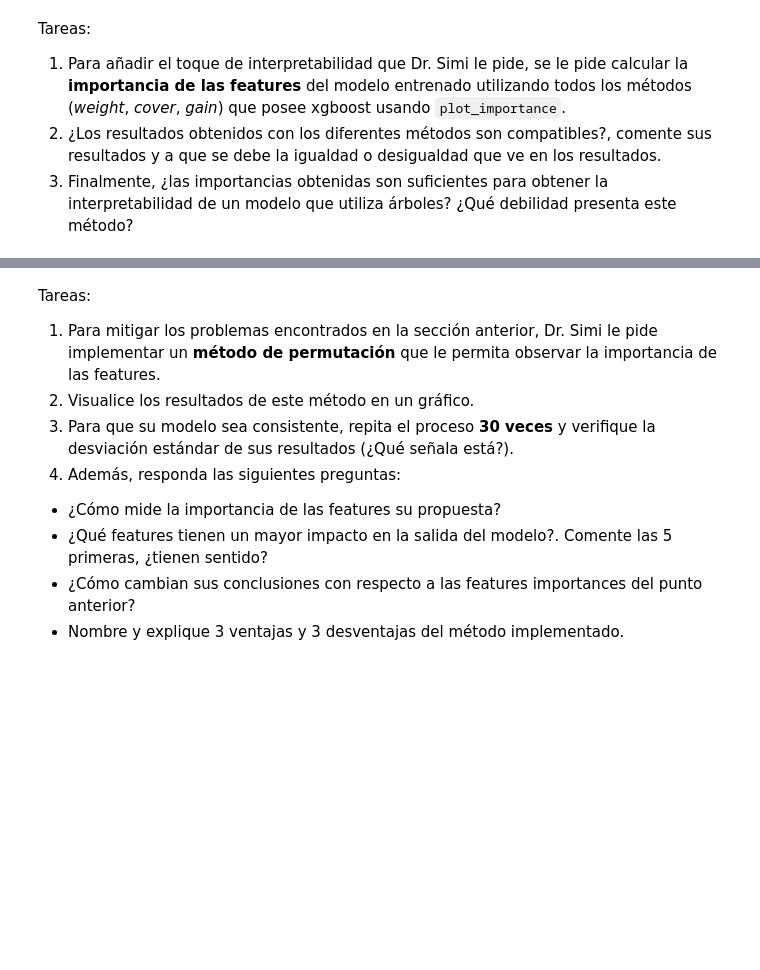
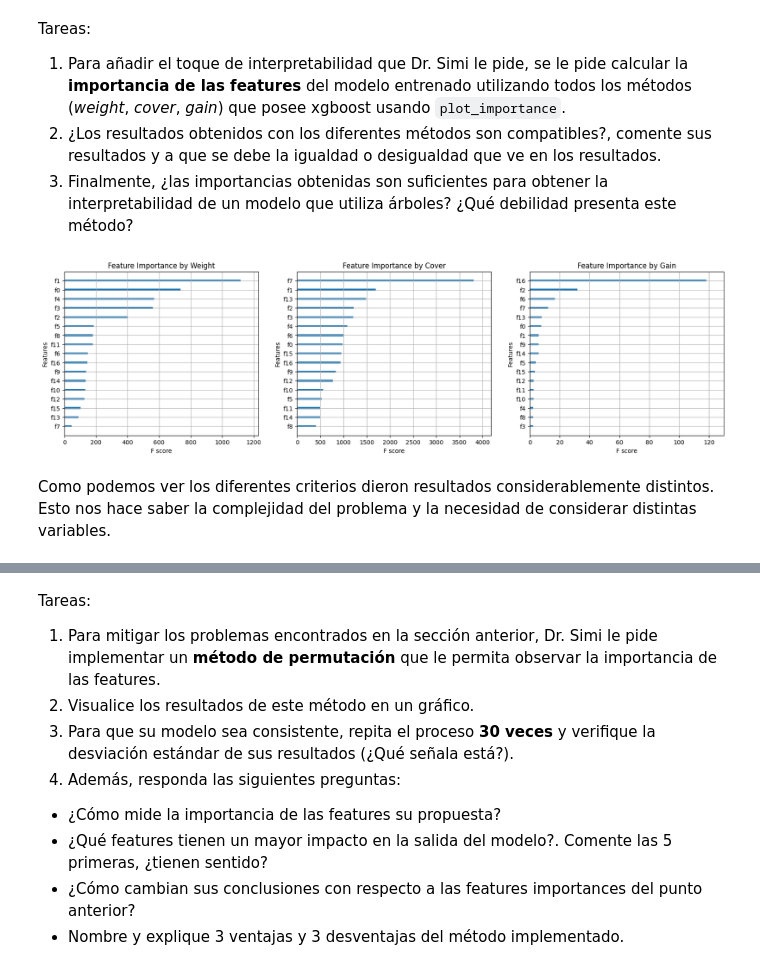
Before and after one commit to t-abedrapo/Laboratorio10_REP, a Jupyter notebook: Lab10.ipynb, the cells around one changed output, grey strips where cells are left out. Saved outputs shown, nothing was run; the diff lists cells and outputs as text; code cells hidden in the pictures; blank space fills up the shorter version.

```diff
--- a/Lab10.ipynb
+++ b/Lab10.ipynb
@@ -113,3 +218,23 @@ Tareas:
+# %%
+from xgboost import  plot_importance
+
+xgb_model = model.named_steps['classifier']
+
+fig, axs = plt.subplots(1, 3, figsize=(20, 5))
+
+plot_importance(xgb_model, importance_type='weight', ax=axs[0], title='Feature Importance (Weight)', show_values=False)
+plot_importance(xgb_model, importance_type='cover', ax=axs[1], title='Feature Importance (Cover)', show_values=False)
+plot_importance(xgb_model, importance_type='gain', ax=axs[2], title='Feature Importance (Gain)', show_values=False)
+
+axs[0].set_title('Feature Importance by Weight')
+axs[1].set_title('Feature Importance by Cover')
+axs[2].set_title('Feature Importance by Gain')
+
+plt.show()
+# %% [output]
+[figure, added]
+# %% [markdown]
+Como podemos ver los diferentes criterios dieron resultados considerablemente distintos. Esto nos hace saber la complejidad del problema y la necesidad de considerar distintas variables.
 # %% [markdown]
 ## 4. Métodos Agnósticos Globales (1.0 puntos)
 
```
Also changed, not shown: parts of 22 cells of this notebook.
